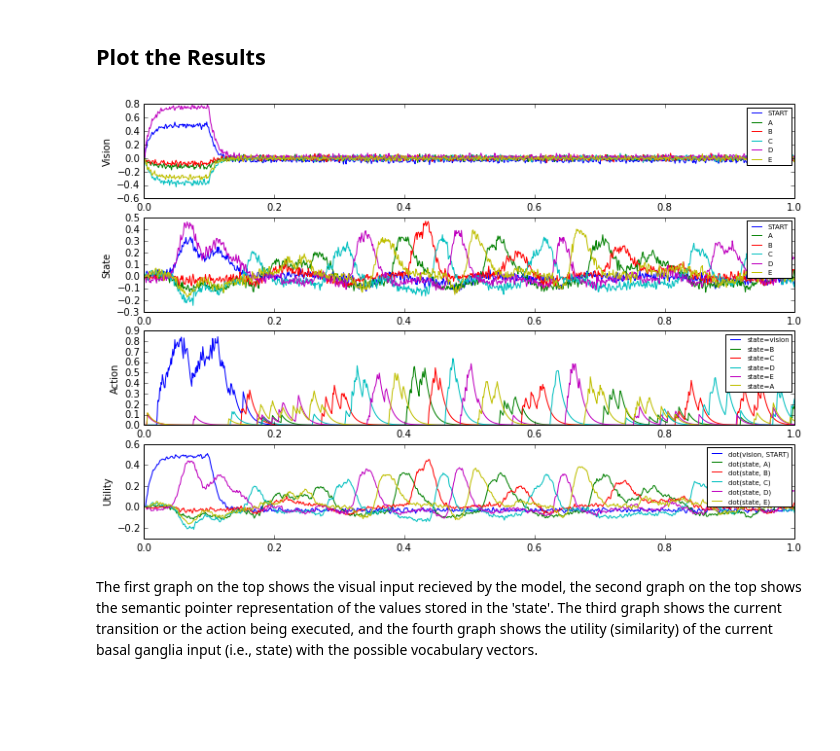
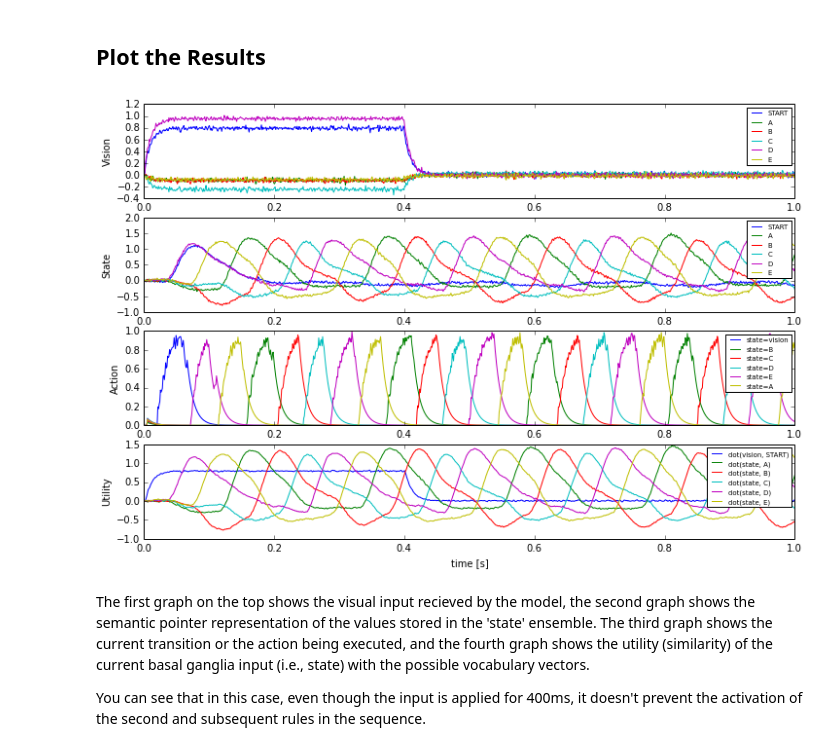
Before and after one commit to s72sue/Nengo2-Tutorials, a Jupyter notebook: chapter7/spa_sequencerouted.ipynb, the cells around one changed output. Saved outputs shown, nothing was run; the diff lists cells and outputs as text; code cells hidden in the pictures; blank space fills up the shorter version.

```diff
--- a/chapter7/spa_sequencerouted.ipynb
+++ b/chapter7/spa_sequencerouted.ipynb
@@ -14,16 +17,16 @@ from nengo import spa      #import spa related packages
 # %%
-# Number of dimensions for the Semantic Pointers
+#Number of dimensions for the Semantic Pointers
 dimensions = 16
 
-# Make a model object with the SPA network
-model = spa.SPA(label='Routed_Sequence', seed=1)
+#Make a model object with the SPA network
+model = spa.SPA(label='Routed_Sequence', seed=20)
 
 with model:
-    # Specify the modules to be used
-    model.state = spa.Buffer(dimensions=dimensions)
+    #Specify the modules to be used
+    model.state = spa.Memory(dimensions=dimensions)
     model.vision = spa.Buffer(dimensions=dimensions)
 
-    # Specify the action mapping
+    #Specify the action mapping
     actions = spa.Actions(
         'dot(vision, START) --> state = vision',
         'dot(state, A) --> state = B',
@@ -33,18 +36,18 @@ with model:
         'dot(state, E) --> state = A'
     )
 
-    # Creating the BG and Thalamus components that confirm to the specified rules
+    #Creating the BG and Thalamus components that confirm to the specified rules
     model.BG = spa.BasalGanglia(actions=actions)
     model.thal = spa.Thalamus(model.BG)
 
-    # Function that provides the model with an initial input semantic pointer.
+    #Function that provides the model with an initial input semantic pointer.
     def start(t):
         if t < 0.4:
             return '0.8*START+D'
         else:
             return '0'
 
-    # Input
+    #Input
     model.input = spa.Input(vision=start)
 # %% [markdown]
 ## Add Probes to Collect Data
@@ -64,29 +67,32 @@ sim.run(1)    # Run it for 1 second
 # %%
 fig = plt.figure(figsize=(12,8))
 p1 = fig.add_subplot(4,1,1)
 p1.plot(sim.trange(), model.similarity(sim.data, vision_p))
 p1.legend(model.get_output_vocab('vision').keys, fontsize='x-small')
-p1.set_ylabel('Vision')
+p1.set_ylabel('Vision');
 
 p2 = fig.add_subplot(4,1,2)
 p2.plot(sim.trange(), model.similarity(sim.data, state_p))
 p2.legend(model.get_output_vocab('state').keys, fontsize='x-small')
-p2.set_ylabel('State')
+p2.set_ylabel('State');
 
 p3 = fig.add_subplot(4,1,3)
 p3.plot(sim.trange(), sim.data[actions_p])
 p3_legend_txt = [a.effect for a in model.BG.actions.actions]
 p3.legend(p3_legend_txt, fontsize='x-small')
-p3.set_ylabel('Action')
+p3.set_ylabel('Action');
 
 p4 = fig.add_subplot(4,1,4)
 p4.plot(sim.trange(), sim.data[utility_p])
 p4_legend_txt = [a.condition for a in model.BG.actions.actions]
 p4.legend(p4_legend_txt, fontsize='x-small')
 p4.set_ylabel('Utility')
+p4.set_xlabel("time [s]");
 
 fig.subplots_adjust(hspace=0.2)
 # %% [output]
-[figure, old version]
+[figure, new version]
 # %% [markdown]
-The first graph on the top shows the visual input recieved by the model, the second graph on the top shows the semantic pointer representation of the values stored in the 'state'. The third graph shows the current transition or the action being executed, and the fourth graph shows the utility (similarity) of the current basal ganglia input (i.e., state) with the possible vocabulary vectors.
+The first graph on the top shows the visual input recieved by the model, the second graph shows the semantic pointer representation of the values stored in the 'state' ensemble. The third graph shows the current transition or the action being executed, and the fourth graph shows the utility (similarity) of the current basal ganglia input (i.e., state) with the possible vocabulary vectors.
+
+You can see that in this case, even though the input is applied for 400ms, it doesn't prevent the activation of the second and subsequent rules in the sequence.
```
Also changed, not shown: parts of 4 cells of this notebook, 1 other file.
